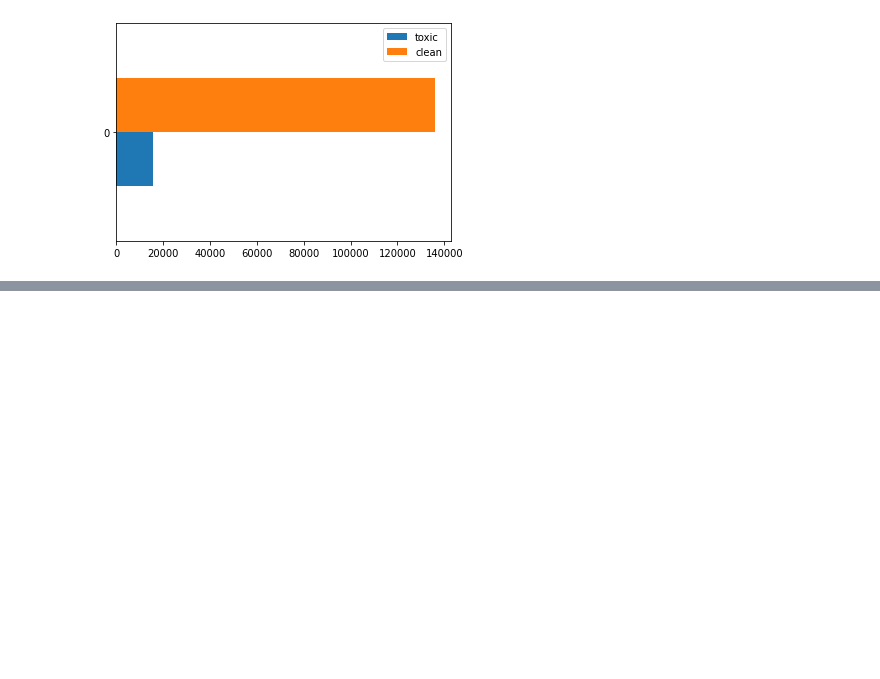
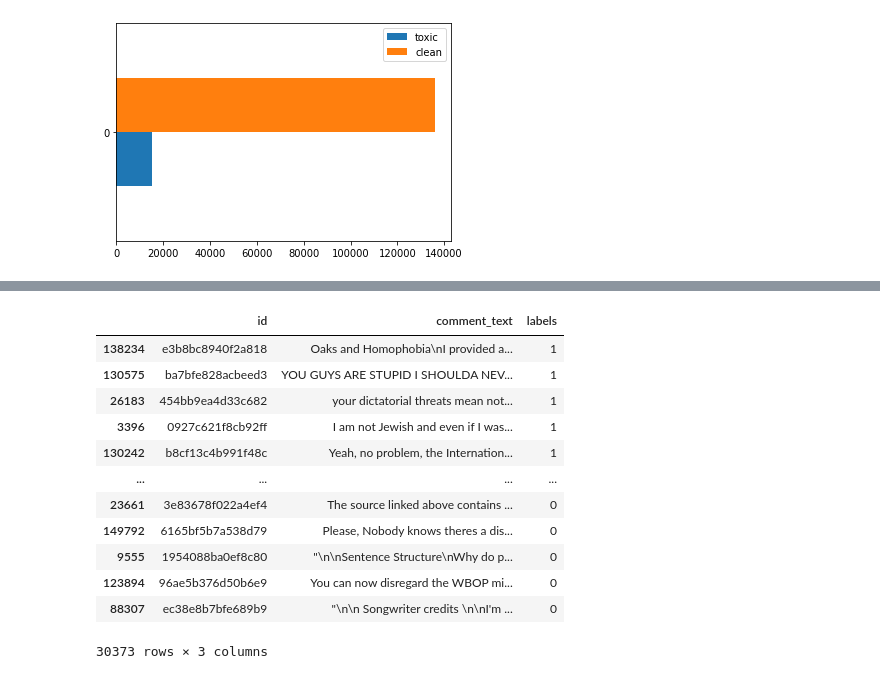
Before and after one commit to JayThibs/Weak-Supervised-Learning-Case-Study, a Jupyter notebook: text_classifier/notebooks/05_toxicity_classification_snorkel_dataset.ipynb, the cells around one changed output, grey strips where cells are left out. Drawn from its saved outputs; the diff is of its cells as text; code cells hidden in the pictures; blank space fills up the shorter version.

```diff
--- a/text_classifier/notebooks/05_toxicity_classification_snorkel_dataset.ipynb
+++ b/text_classifier/notebooks/05_toxicity_classification_snorkel_dataset.ipynb
@@ -92,0 +122,17 @@ The bad examples are imbalanced, but we will not worry about that. What we will
+# %%
+train_df = train_df.drop(LABEL_COLUMNS, axis=1)
+train_df
+# %% [output]
+|  | id | comment_text | labels |
+| 138234 | e3b8bc8940f2a818 | Oaks and Homophobia\nI provided a... | 1 |
+| 130575 | ba7bfe828acbeed3 | YOU GUYS ARE STUPID I SHOULDA NEV... | 1 |
+| 26183 | 454bb9ea4d33c682 | your dictatorial threats mean not... | 1 |
+| 3396 | 0927c621f8cb92ff | I am not Jewish and even if I was... | 1 |
+| 130242 | b8cf13c4b991f48c | Yeah, no problem, the Internation... | 1 |
+| ... | ... | ... | ... |
+| 23661 | 3e83678f022a4ef4 | The source linked above contains ... | 0 |
+| 149792 | 6165bf5b7a538d79 | Please, Nobody knows theres a dis... | 0 |
+| 9555 | 1954088ba0ef8c80 | "\n\nSentence Structure\nWhy do p... | 0 |
+| 123894 | 96ae5b376d50b6e9 | You can now disregard the WBOP mi... | 0 |
+| 88307 | ec38e8b7bfe689b9 | "\n\n Songwriter credits \n\nI'm ... | 0 |
+30373 rows × 3 columns
```
Also changed, not shown: parts of 28 cells of this notebook.
